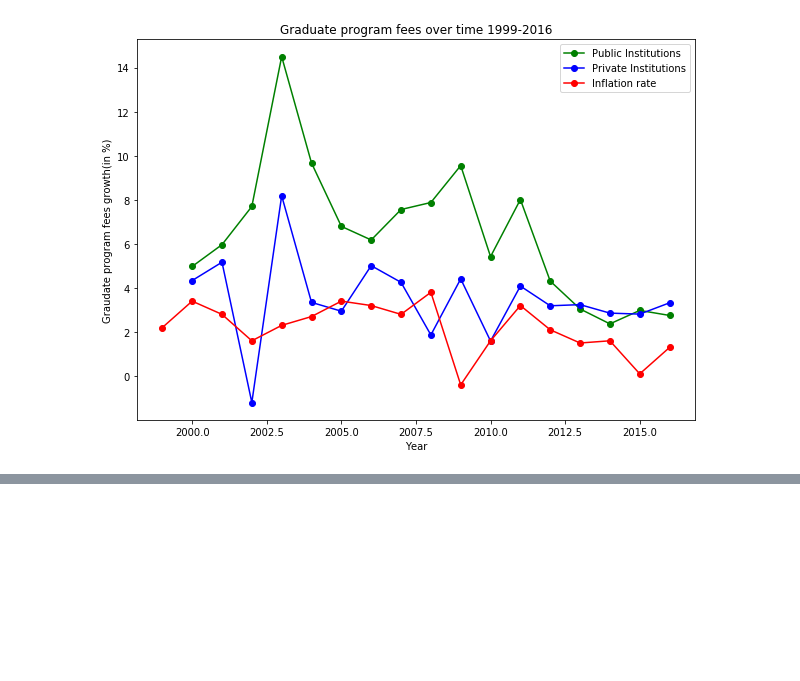
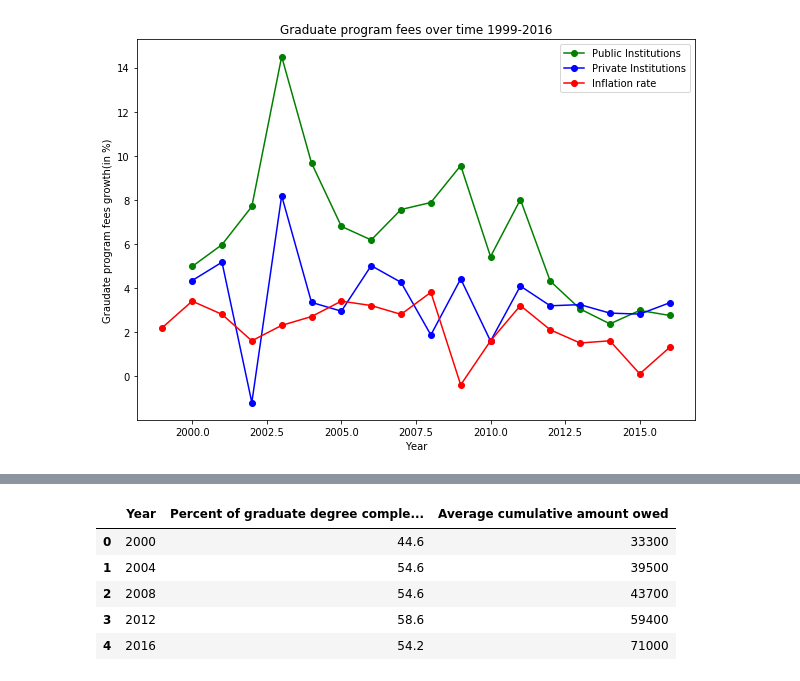
Before and after one commit to YJDave/cs418-s20-cs418_spring20_mighty_python, a Jupyter notebook: main.ipynb, the cells around one changed output, grey strips where cells are left out. Cells and saved outputs as stored; diff of their text form; code cells hidden in the pictures; blank space fills up the shorter version.

```diff
--- a/main.ipynb
+++ b/main.ipynb
@@ -127,0 +134,10 @@ plt.legend()
+# %%
+data = pd.read_csv('data/NCES_student_loan.csv').apply(pd.to_numeric)
+data
+# %% [output]
+|  | Year | Percent of graduate degree comple... | Average cumulative amount owed |
+| 0 | 2000 | 44.6 | 33300 |
+| 1 | 2004 | 54.6 | 39500 |
+| 2 | 2008 | 54.6 | 43700 |
+| 3 | 2012 | 58.6 | 59400 |
+| 4 | 2016 | 54.2 | 71000 |
```
Also changed, not shown: parts of 5 cells of this notebook, 2 other files.
